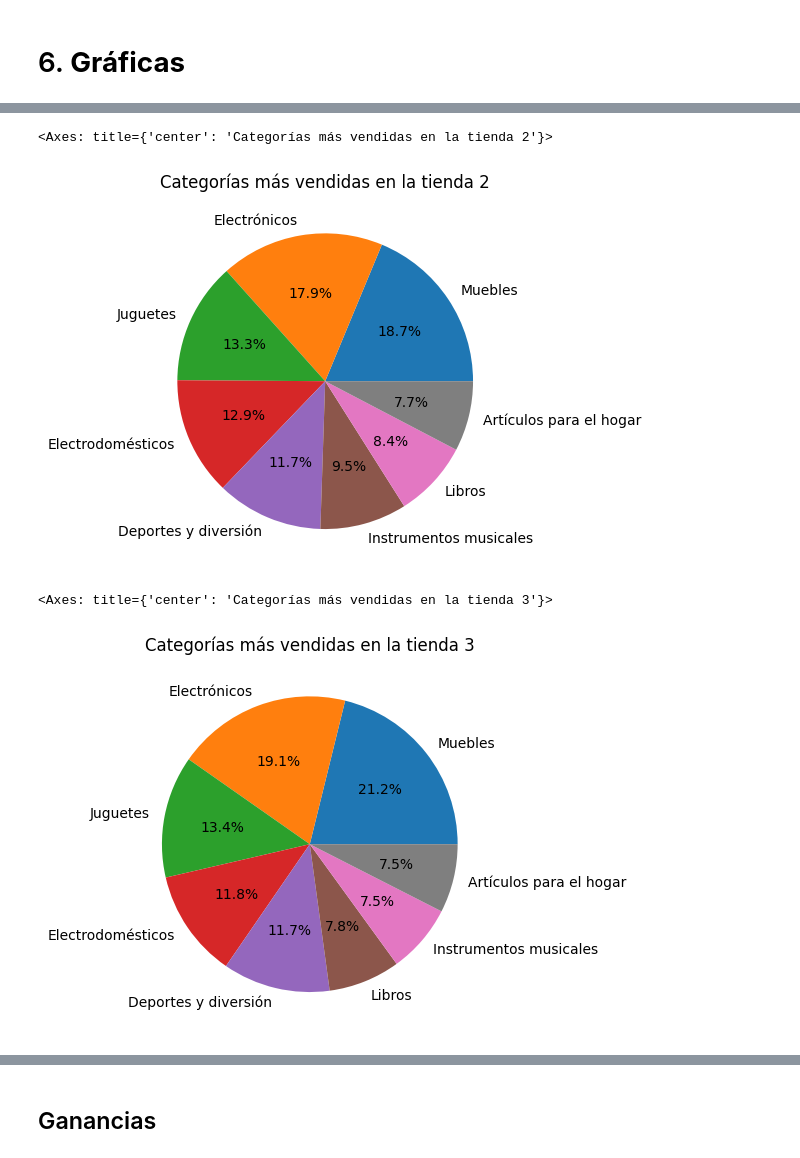
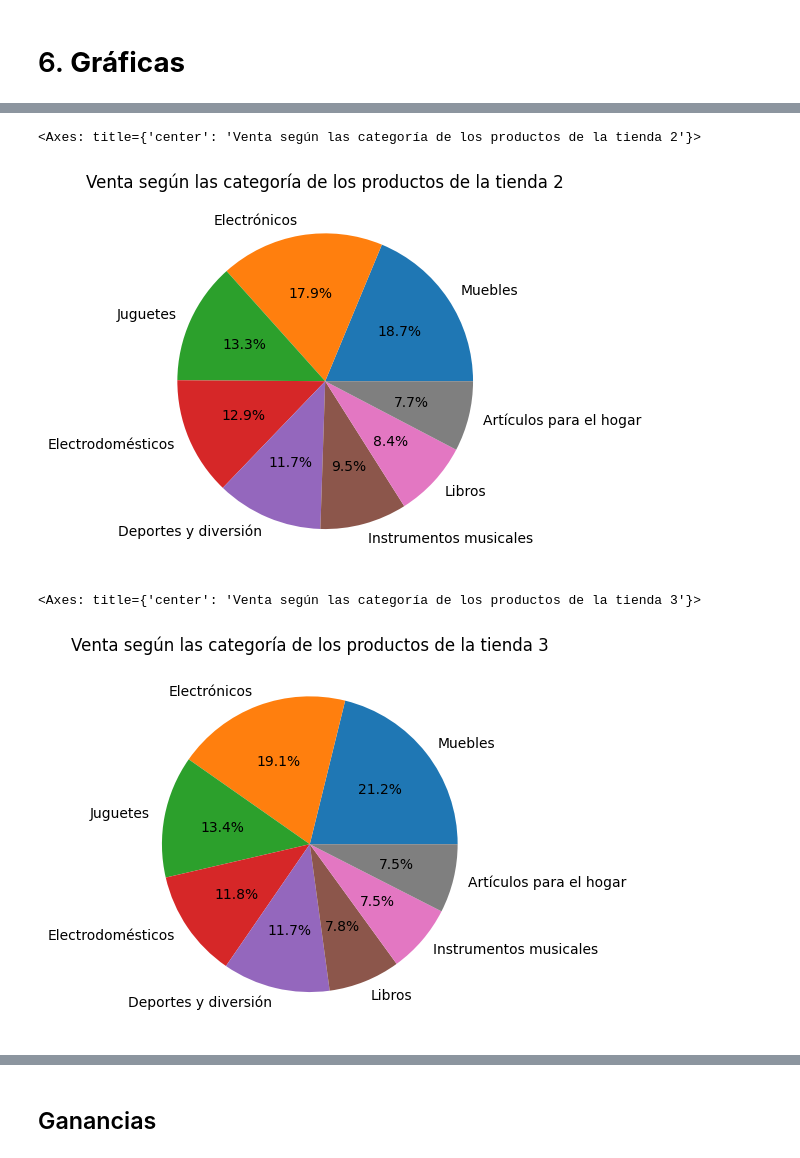
Before and after one commit to DiegoBecerra-lab/Desafio-1-AluraLatam, a Jupyter notebook: AluraStoreLatam.ipynb, the cells around one changed output, grey strips where cells are left out. Saved outputs shown, nothing was run; the diff lists cells and outputs as text; code cells hidden in the pictures.

```diff
--- a/AluraStoreLatam.ipynb
+++ b/AluraStoreLatam.ipynb
@@ -309,14 +359,14 @@ categorias_tienda1.plot(kind='pie', title='Categorías más vendidas en la tiend
 # %%
 categorias_tienda2.name = ''
-categorias_tienda2.plot(kind='pie', title='Categorías más vendidas en la tienda 2', autopct='%1.1f%%')
+categorias_tienda2.plot(kind='pie', title='Venta según las categoría de los productos de la tienda 2', autopct='%1.1f%%')
 # %% [output]
-<Axes: title={'center': 'Categorías más vendidas en la tienda 2'}>
+<Axes: title={'center': 'Venta según las categoría de los productos de la tienda 2'}>
-[figure, old version]
+[figure, new version]
 # %%
 categorias_tienda3.name = ''
-categorias_tienda3.plot(kind='pie', title='Categorías más vendidas en la tienda 3', autopct='%1.1f%%')
+categorias_tienda3.plot(kind='pie', title='Venta según las categoría de los productos de la tienda 3', autopct='%1.1f%%')
 # %% [output]
-<Axes: title={'center': 'Categorías más vendidas en la tienda 3'}>
+<Axes: title={'center': 'Venta según las categoría de los productos de la tienda 3'}>
-[figure, old version]
+[figure, new version]
 # %%
 categorias_tienda4.name = ''
```
Also changed, not shown: parts of 32 cells of this notebook.
